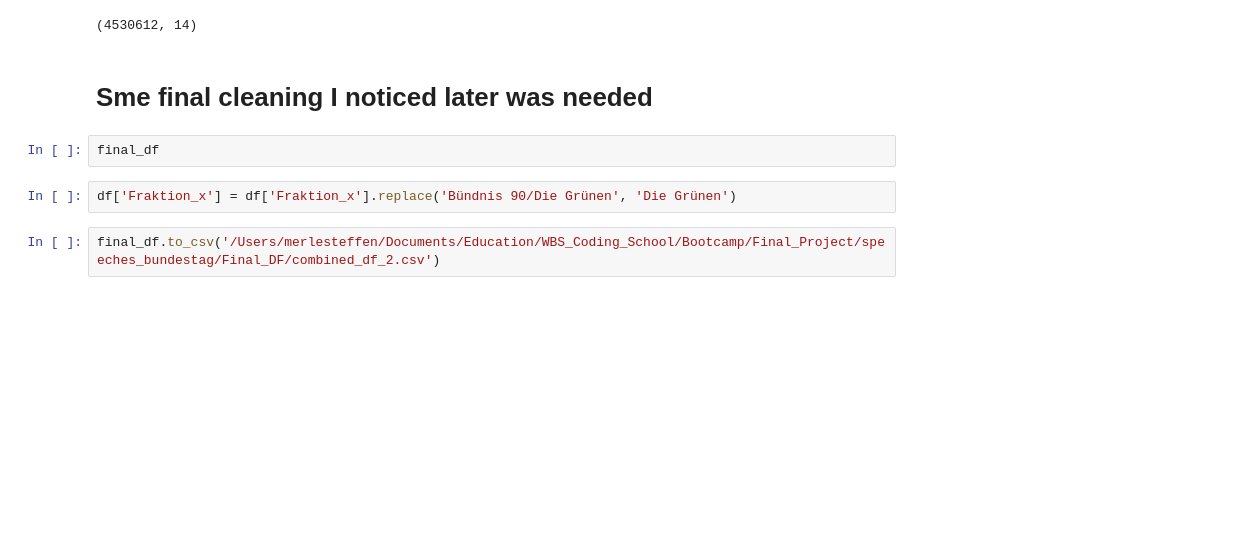
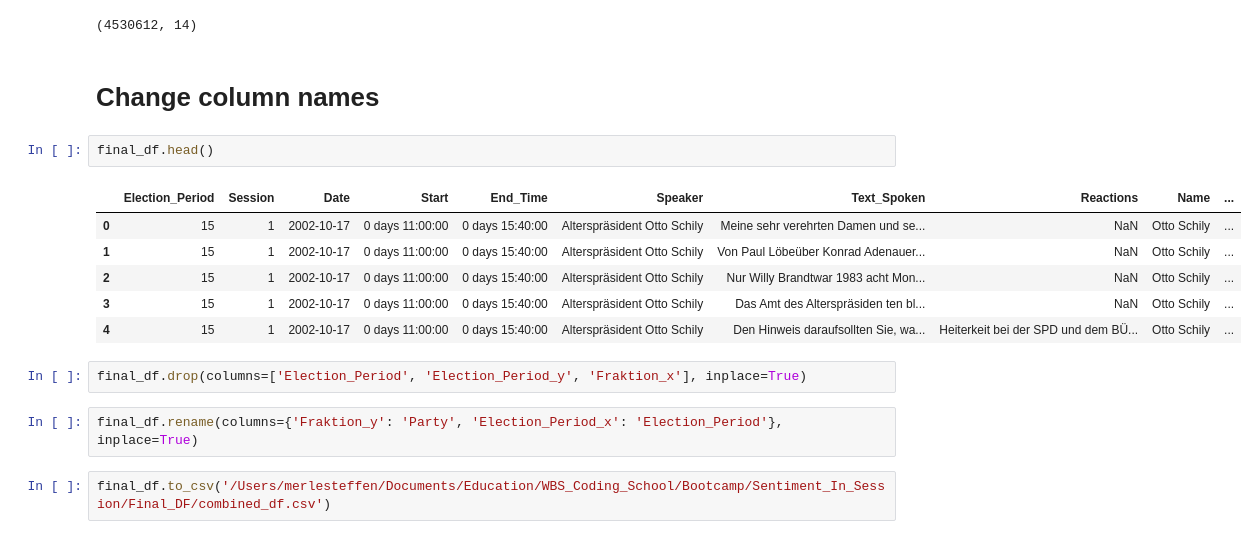
Before and after one commit to MerleSt/Sentiment_In_Session, a Jupyter notebook: Notebooks/4. combine_political_parties_and_speaker/combining_again.ipynb, the cells around one changed output. Saved outputs shown, nothing was run; the diff lists cells and outputs as text; blank space fills up the shorter version.

```diff
--- a/Notebooks/4. combine_political_parties_and_speaker/combining_again.ipynb
+++ b/Notebooks/4. combine_political_parties_and_speaker/combining_again.ipynb
@@ -350,10 +407,19 @@ final_df.shape
 # %% [output]
 (4530612, 14)
 # %% [markdown]
-# Sme final cleaning I noticed later was needed
+# Change column names
+# %%
+final_df.head()
+# %% [output]
+|  | Election_Period | Session | Date | Start | End_Time | Speaker | Text_Spoken | Reactions | Name | ... |
+| 0 | 15 | 1 | 2002-10-17 | 0 days 11:00:00 | 0 days 15:40:00 | Alterspräsident Otto Schily | Meine sehr verehrten Damen und se... | NaN | Otto Schily | ... |
+| 1 | 15 | 1 | 2002-10-17 | 0 days 11:00:00 | 0 days 15:40:00 | Alterspräsident Otto Schily | Von Paul Löbeüber Konrad Adenauer... | NaN | Otto Schily | ... |
+| 2 | 15 | 1 | 2002-10-17 | 0 days 11:00:00 | 0 days 15:40:00 | Alterspräsident Otto Schily | Nur Willy Brandtwar 1983 acht Mon... | NaN | Otto Schily | ... |
+| 3 | 15 | 1 | 2002-10-17 | 0 days 11:00:00 | 0 days 15:40:00 | Alterspräsident Otto Schily | Das Amt des Alterspräsiden ten bl... | NaN | Otto Schily | ... |
+| 4 | 15 | 1 | 2002-10-17 | 0 days 11:00:00 | 0 days 15:40:00 | Alterspräsident Otto Schily | Den Hinweis daraufsollten Sie, wa... | Heiterkeit bei der SPD und dem BÜ... | Otto Schily | ... |
+# %%
+final_df.drop(columns=['Election_Period', 'Election_Period_y', 'Fraktion_x'], inplace=True)
 # %%
-final_df
+final_df.rename(columns={'Fraktion_y': 'Party', 'Election_Period_x': 'Election_Period'}, inplace=True)
-# %%
-df['Fraktion_x'] = df['Fraktion_x'].replace('Bündnis 90/Die Grünen', 'Die Grünen')
 # %%
-final_df.to_csv('/Users/merlesteffen/Documents/Education/WBS_Coding_School/Bootcamp/Final_Project/speeches_bundestag/Final_DF/combined_df_2.csv')
+final_df.to_csv('/Users/merlesteffen/Documents/Education/WBS_Coding_School/Bootcamp/Sentiment_In_Session/Final_DF/combined_df.csv')
```
Also changed, not shown: parts of 15 cells of this notebook.
